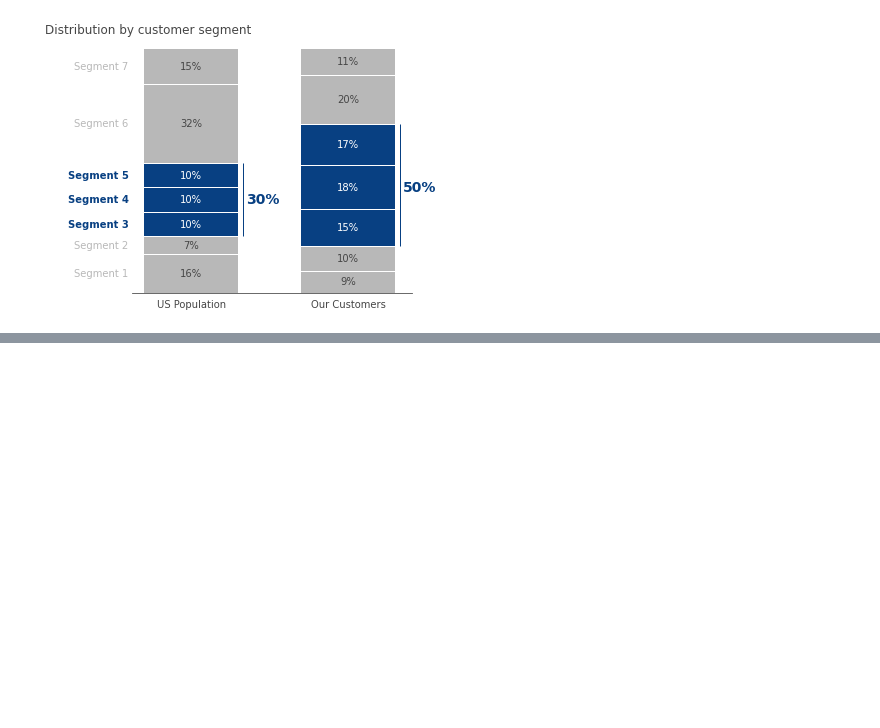
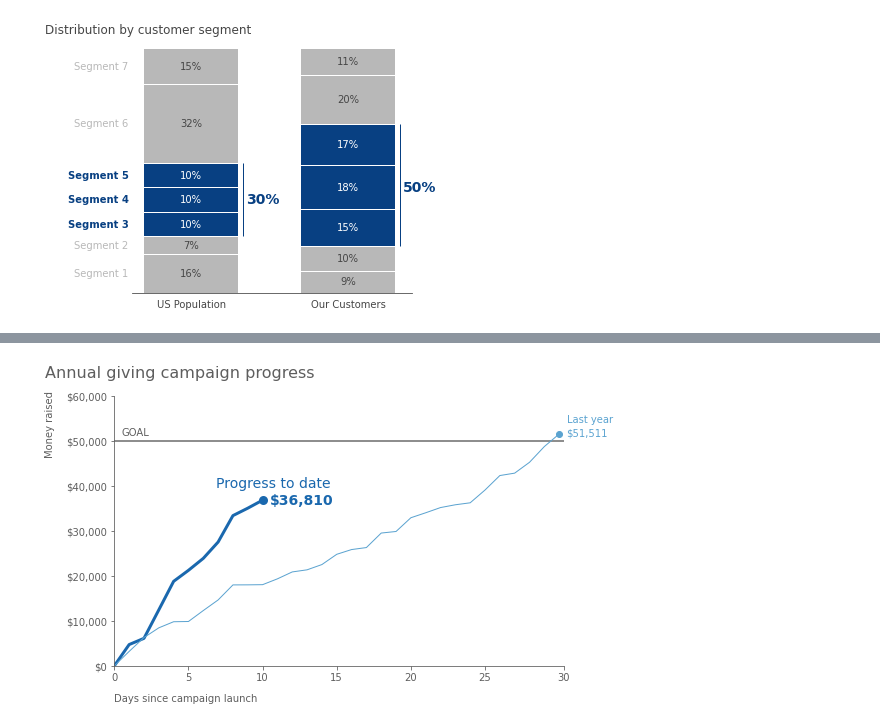
Before and after one commit to amandinhame/data-visualization-cookbook, a Jupyter notebook: matplotlib/storytelling_with_data.ipynb, the cells around one changed output, grey strips where cells are left out. Drawn from its saved outputs; the diff is of its cells as text; code cells hidden in the pictures; blank space fills up the shorter version.

Commit message:
Add model visual 1

```diff
--- a/matplotlib/storytelling_with_data.ipynb
+++ b/matplotlib/storytelling_with_data.ipynb
@@ -1424,0 +1429,79 @@ plt.show()
+# %%
+import matplotlib.pyplot as plt
+import pandas as pd
+import numpy as np
+
+%matplotlib inline
+
+# Data
+this_year = [0, 4719.8076927,6103.42571955,12427.1589955,18770.3606482,
+             21215.09545896,23874.83703924,27505.34478068,33375.19802433,
+             35026.07625702,36810.33707798]
+last_year = [0, 3195.81694372,6278.00008174,8436.0846671,9793.54060865,
+             9845.40644128,12276.54233084,14633.26853549,17976.45016602,
+             17989.52668525,18029.13067214,19323.85818254,20859.83595175,
+             21329.01992984,22498.24919139,24777.10459563,25830.68298677,
+             26275.34070773,29499.85234536,29848.46200388,32902.09971369,
+             34006.16464765,35163.45510406,35784.86335466,36221.45002076,
+             39061.71975524,42278.65028462,42813.67510501,45219.61184382,
+             48715.90962604,51511.72480003]
+
+# Colors
+palette = {
+    'grey': plt.cm.Greys(135, 1),
+    'dark_grey': plt.cm.Greys(180, 1),
+    'blue': plt.cm.Blues(200, 1),
+    'light_blue': plt.cm.Blues(140, 1)
+}
+
+# Plot
+fig, ax = plt.subplots(figsize=(8, 5))
+fig.subplots_adjust(bottom=0.15, left=0.17, right=0.95, top=0.90)
+
+ax.plot(range(len(this_year)), this_year, color=palette['blue'], linewidth=3)
+ax.plot(range(len(last_year)), last_year, color=palette['light_blue'], linewidth=1)
+
+ax.scatter(len(this_year)-1, this_year[-1:], color=palette['blue'], linewidth=3)
+ax.scatter(len(last_year)-1, last_year[-1:], color=palette['light_blue'], linewidth=1)
+
+ax.hlines(50000, 0, 31, color=palette['grey'], linewidth=2)
+ax.text(0.5, 50600, 'GOAL', color=palette['dark_grey'], ha='left', va='bottom')
+
+# Axes
+ax.spines['top'].set_visible(False)
+ax.spines['right'].set_visible(False)
+ax.spines['bottom'].set_color(palette['dark_grey'])
+ax.spines['left'].set_color(palette['dark_grey'])
+
+ax.set_xlim(0, 30.3)
+ax.set_ylim(0, 60000)
+
+x_ticks = list(range(0, 31, 5))
+y_ticks = list(range(0, 60001, 10000))
+
+ax.set_xticklabels(x_ticks)
+ax.set_yticklabels(['${:,}'.format(i) for i in y_ticks])
+
+x_ticks[-1] = 30.3
+
+ax.set_xticks(x_ticks)
+ax.set_yticks(y_ticks)
+
+ax.tick_params(labelcolor=palette['dark_grey'], color=palette['dark_grey'])
+
+# Texts
+fig.text(0.05, 0.95, 'Annual giving campaign progress', color=palette['dark_grey'], size=16)
+
+fig.text(0.05, 0.735, 'Money raised', rotation=90, color=palette['dark_grey'])
+fig.text(0.17, 0.05, 'Days since campaign launch', color=palette['dark_grey'])
+
+ax.text(10.7, 39500, 'Progress to date', size=14, color=palette['blue'], ha='center')
+ax.text(10.5, this_year[-1], '${:,}'.format(int(this_year[-1])), size=14, color=palette['blue'],
+        ha='left', va='center', weight='bold')
+
+ax.text(30.5, 54000, 'Last year', color=palette['light_blue'])
+ax.text(30.5, 51000, '${:,}'.format(int(last_year[-1])), color=palette['light_blue'])
+
+plt.show()
+# %% [output]
+[figure, added]
```
Also changed, not shown: parts of 4 cells of this notebook.
